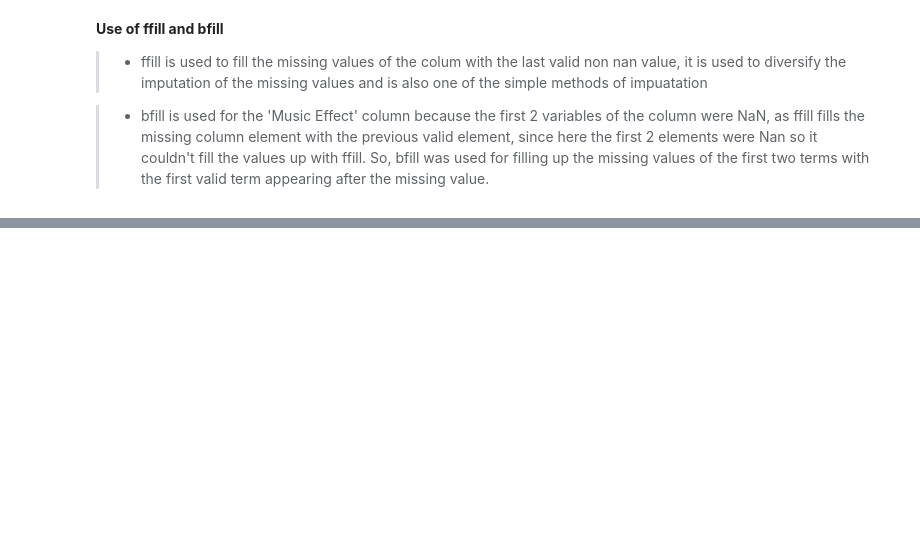
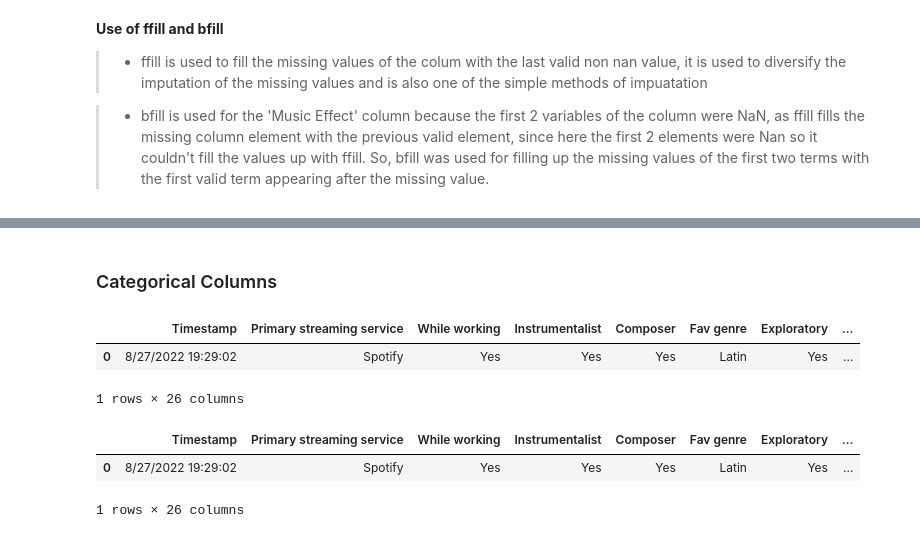
Before and after one commit to ShrDar/Music-and-Mental-Health, a Jupyter notebook: notebooks/mmh_eda.ipynb, the cells around one changed output, grey strips where cells are left out. Saved outputs shown, nothing was run; the diff lists cells and outputs as text; code cells hidden in the pictures; blank space fills up the shorter version.

```diff
--- a/notebooks/mmh_eda.ipynb
+++ b/notebooks/mmh_eda.ipynb
@@ -336,0 +388,15 @@ np.int64(0)
+# %% [markdown]
+### Categorical Columns
+# %%
+df.select_dtypes(exclude='number').head(1)
+# %% [output]
+|  | Timestamp | Primary streaming service | While working | Instrumentalist | Composer | Fav genre | Exploratory | ... |
+| 0 | 8/27/2022 19:29:02 | Spotify | Yes | Yes | Yes | Latin | Yes | ... |
+1 rows × 26 columns
+# %%
+categorical_cols = df.select_dtypes(exclude='number')
+categorical_cols.head(1)
+# %% [output]
+|  | Timestamp | Primary streaming service | While working | Instrumentalist | Composer | Fav genre | Exploratory | ... |
+| 0 | 8/27/2022 19:29:02 | Spotify | Yes | Yes | Yes | Latin | Yes | ... |
+1 rows × 26 columns
```
Also changed, not shown: parts of 13 cells of this notebook.
